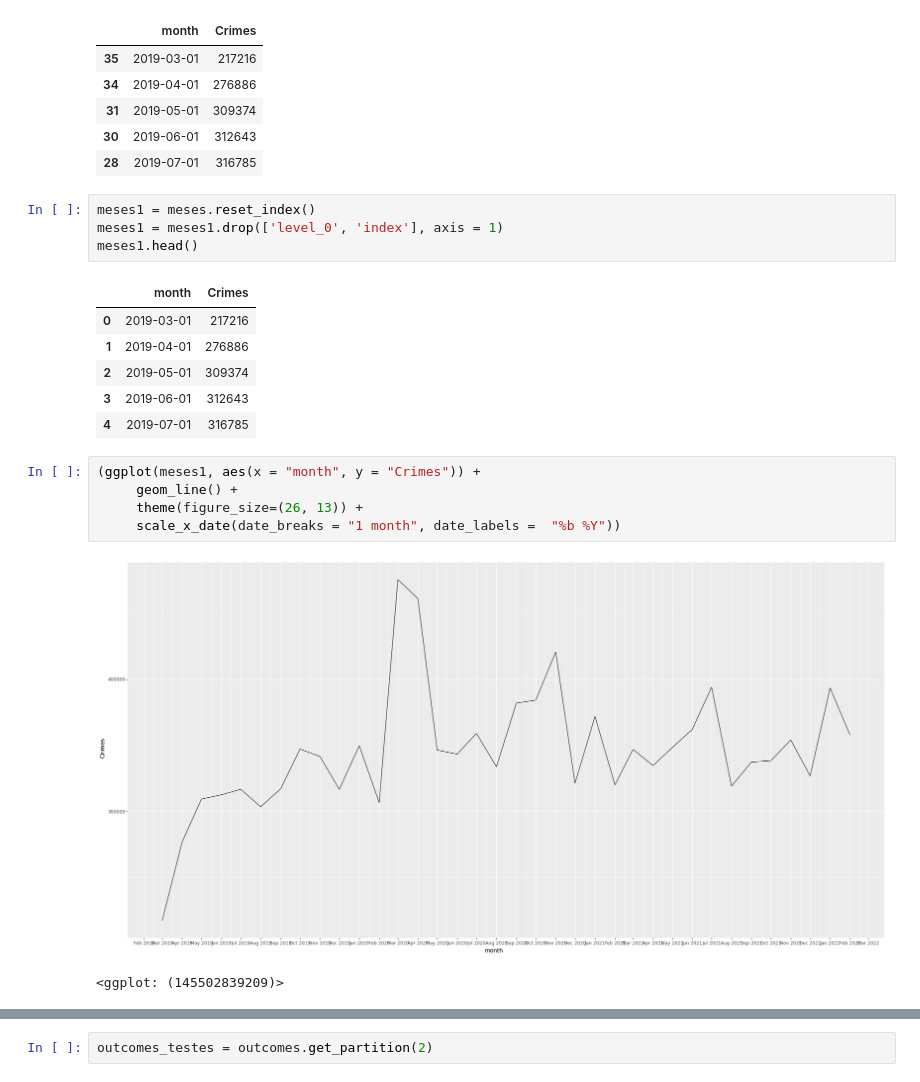
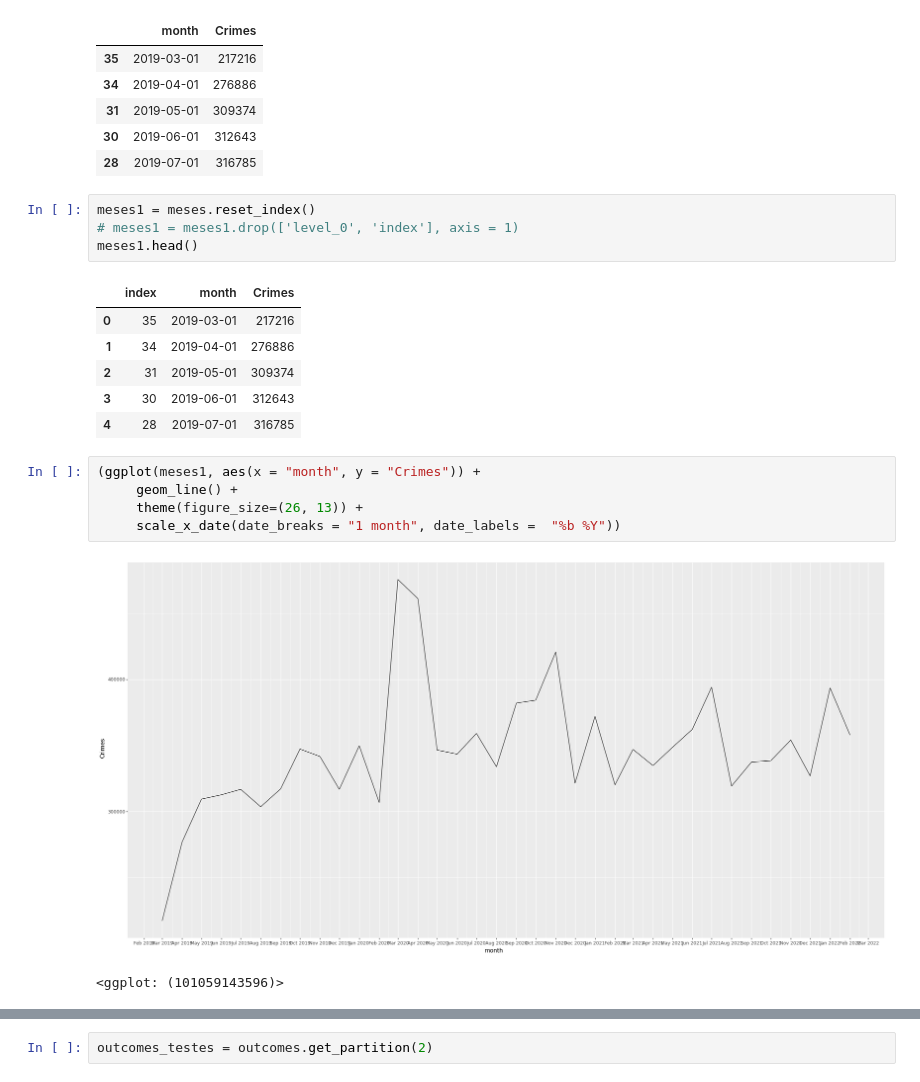
Before and after one commit to andreneustein/criminalida_uk, a Jupyter notebook: CrimesUK.ipynb, the cells around one changed output, grey strips where cells are left out. Saved outputs shown, nothing was run; the diff lists cells and outputs as text.

```diff
--- a/CrimesUK.ipynb
+++ b/CrimesUK.ipynb
@@ -369,15 +370,15 @@ meses.head()
 | 28 | 2019-07-01 | 316785 |
 # %%
 meses1 = meses.reset_index()
-meses1 = meses1.drop(['level_0', 'index'], axis = 1)
+# meses1 = meses1.drop(['level_0', 'index'], axis = 1)
 meses1.head()
 # %% [output]
-|  | month | Crimes |
-| 0 | 2019-03-01 | 217216 |
-| 1 | 2019-04-01 | 276886 |
-| 2 | 2019-05-01 | 309374 |
-| 3 | 2019-06-01 | 312643 |
-| 4 | 2019-07-01 | 316785 |
+|  | index | month | Crimes |
+| 0 | 35 | 2019-03-01 | 217216 |
+| 1 | 34 | 2019-04-01 | 276886 |
+| 2 | 31 | 2019-05-01 | 309374 |
+| 3 | 30 | 2019-06-01 | 312643 |
+| 4 | 28 | 2019-07-01 | 316785 |
 # %%
 (ggplot(meses1, aes(x = "month", y = "Crimes")) +
      geom_line() +
@@ -385,5 +386,5 @@ meses1.head()
      scale_x_date(date_breaks = "1 month", date_labels =  "%b %Y"))
 # %% [output]
 [figure]
-<ggplot: (145502839209)>
+<ggplot: (101059143596)>
 # %% [markdown]
```
Also changed, not shown: parts of 42 cells of this notebook.
